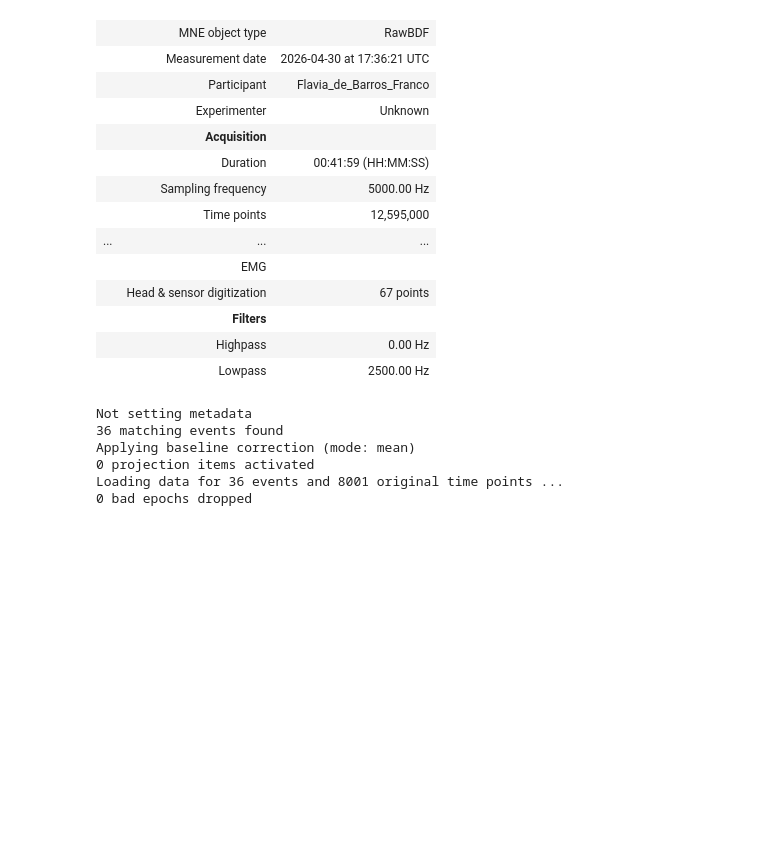
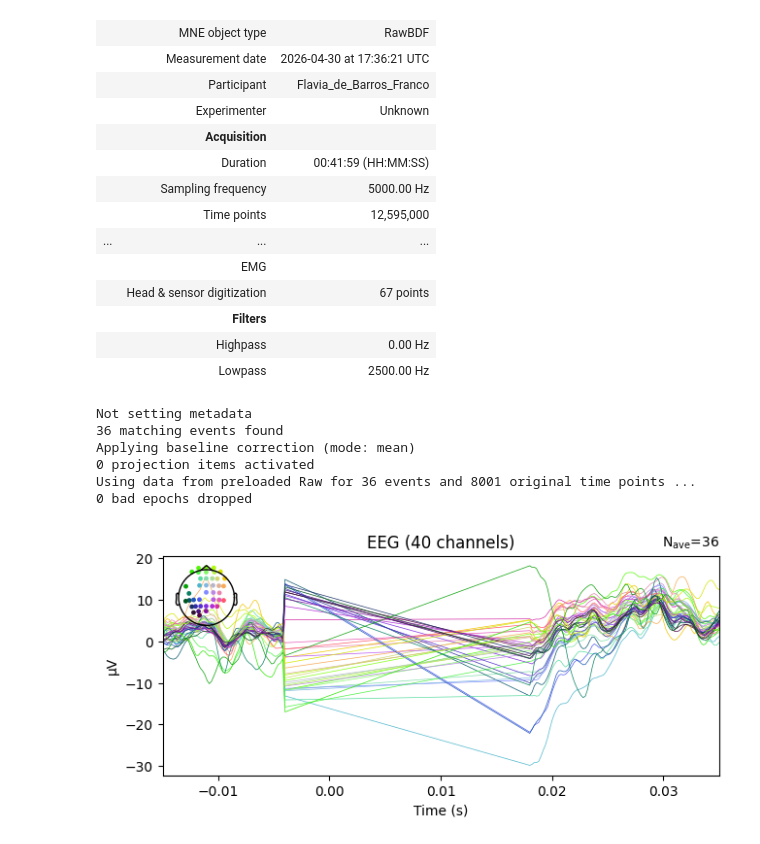
Before and after one commit to MarcioCamposJr/msc-eeg-tms-pipeline, a Jupyter notebook: templates/tep_processing_template.ipynb, the cells around one changed output. Saved outputs shown, nothing was run; the diff lists cells and outputs as text; code cells hidden in the pictures; blank space fills up the shorter version.

```diff
--- a/templates/tep_processing_template.ipynb
+++ b/templates/tep_processing_template.ipynb
@@ -28,7 +23,7 @@ none
 from modules.decode_trigger import decode_8bit_trigger, convert_dict_trigger
 from modules.events import get_events_tms_per_task
 # %%
-raw_data = mne.io.read_raw_bdf(r"data/raw/V1.bdf")
+raw_data = mne.io.read_raw_bdf(r"data/raw/V1.bdf", preload=True)
 # %% [output]
 Extracting BDF parameters from data/raw/V1.bdf...
 Setting channel info structure...
@@ -105,5 +101,19 @@ Not setting metadata
 36 matching events found
 Applying baseline correction (mode: mean)
 0 projection items activated
-Loading data for 36 events and 8001 original time points ...
+Using data from preloaded Raw for 36 events and 8001 original time points ...
 0 bad epochs dropped
+# %%
+raw_epochs = epochs_left.copy().crop(tmin=-0.015, tmax=0.035)
+raw_epochs = mne.preprocessing.fix_stim_artifact(
+    raw_epochs,
+    events=epochs_left.events,
+    event_id=epochs_left.event_id,
+    tmin=-0.004,  # -2 ms
+    tmax=0.018, # 10 ms
+    mode='linear'
+)
+# %%
+raw_epochs.average().plot()
+# %% [output]
+[figure, added]
```
Also changed, not shown: parts of 14 cells of this notebook, 2 other files.
